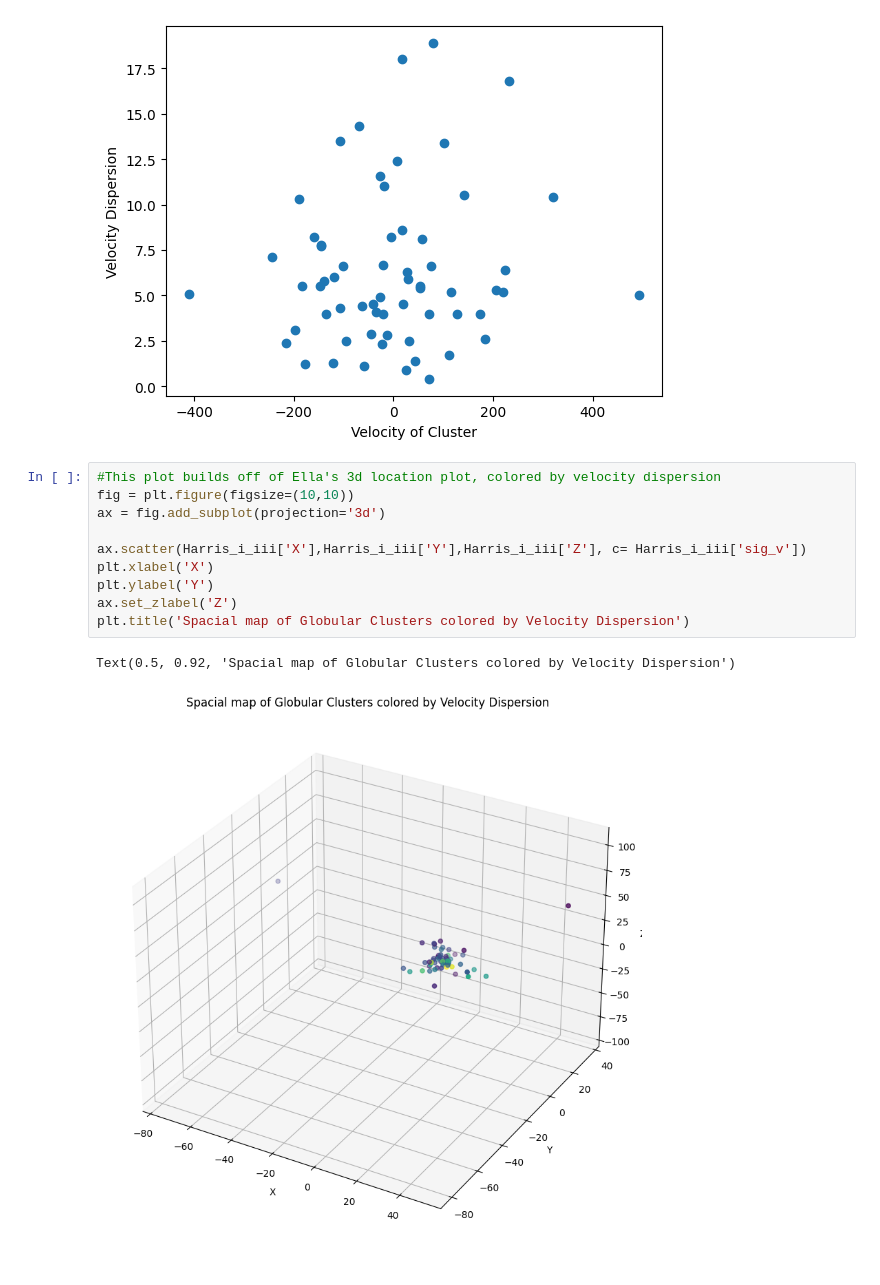
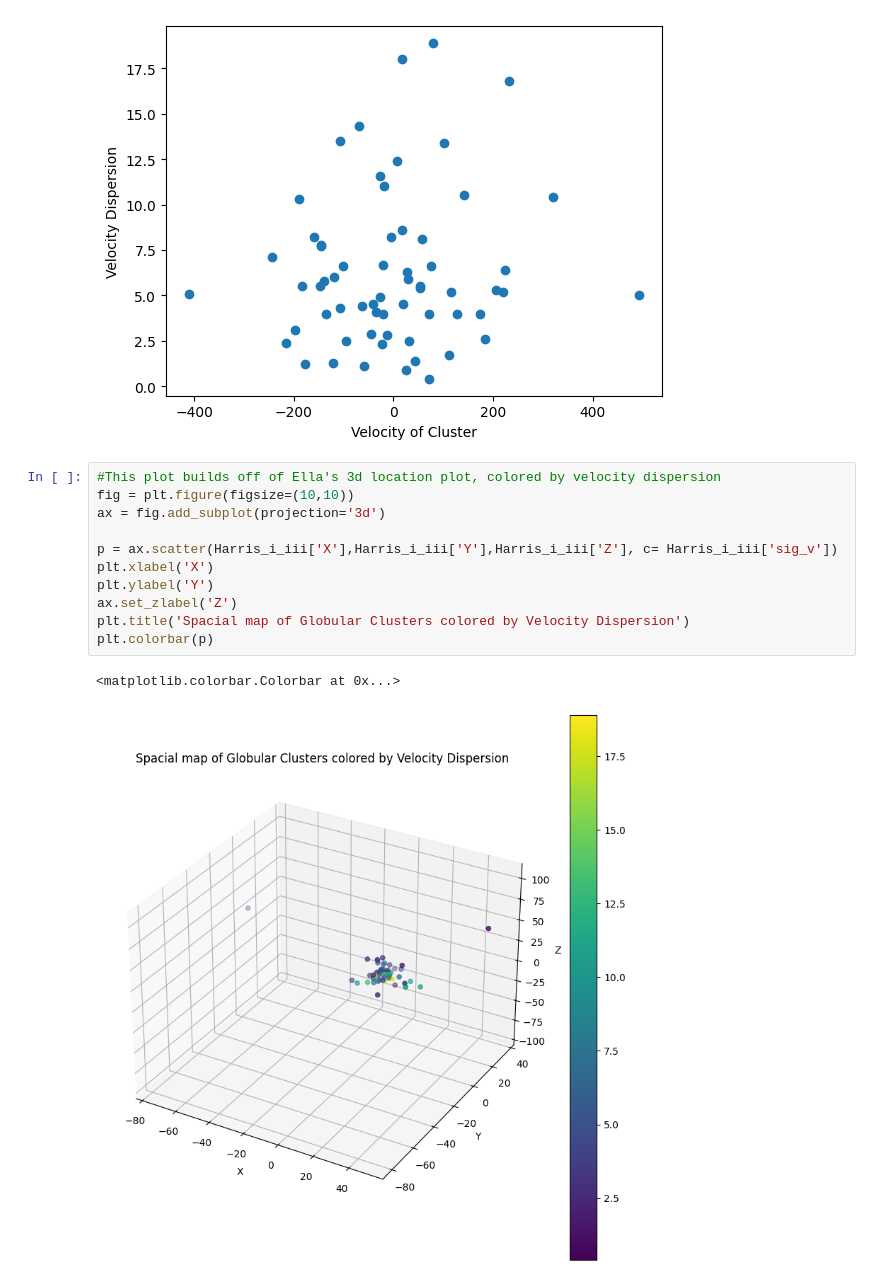
Before and after one commit to gigisheehan06-blip/3116-Comp-group2, a Jupyter notebook: gigi.ipynb, the cells around one changed output. Drawn from its saved outputs; the diff is of its cells as text.

Commit message:
Gigi: 3d scatterplot colored by radial velocity

```diff
--- a/gigi.ipynb
+++ b/gigi.ipynb
@@ -132,13 +132,14 @@ Text(0.5, 0, 'Velocity of Cluster')
 # %%
 #This plot builds off of Ella's 3d location plot, colored by velocity dispersion
 fig = plt.figure(figsize=(10,10))
 ax = fig.add_subplot(projection='3d')
 
-ax.scatter(Harris_i_iii['X'],Harris_i_iii['Y'],Harris_i_iii['Z'], c= Harris_i_iii['sig_v'])
+p = ax.scatter(Harris_i_iii['X'],Harris_i_iii['Y'],Harris_i_iii['Z'], c= Harris_i_iii['sig_v'])
 plt.xlabel('X')
 plt.ylabel('Y')
 ax.set_zlabel('Z')
 plt.title('Spacial map of Globular Clusters colored by Velocity Dispersion')
+plt.colorbar(p)
 # %% [output]
-Text(0.5, 0.92, 'Spacial map of Globular Clusters colored by Velocity Dispersion')
+<matplotlib.colorbar.Colorbar at 0x...>
-[figure, old version]
+[figure, new version]
```
Also changed, not shown: parts of 2 cells of this notebook.
